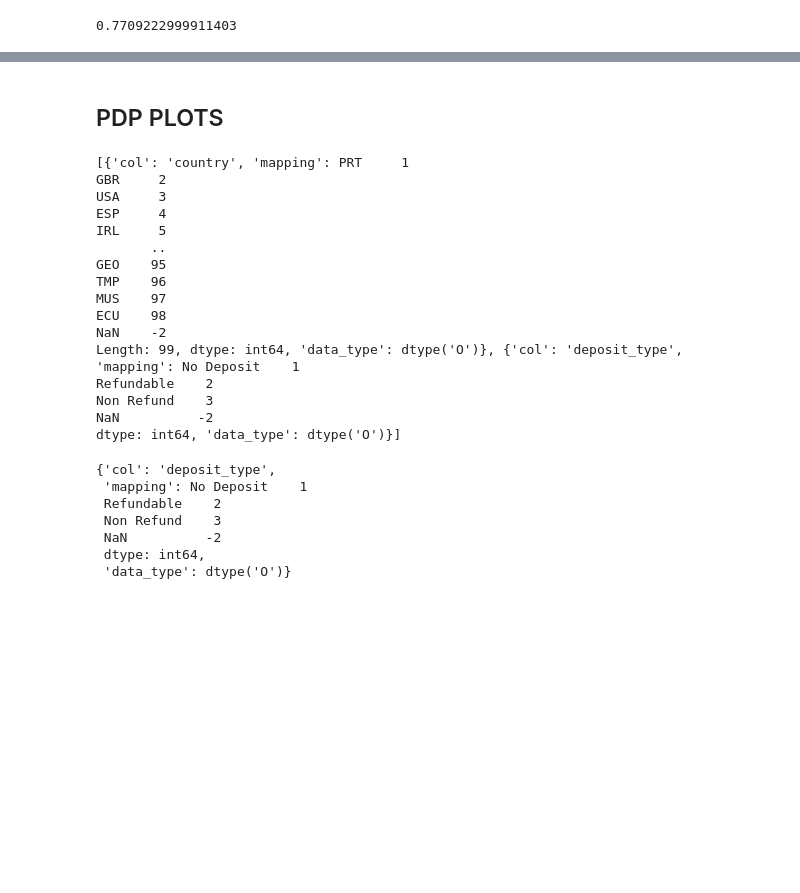
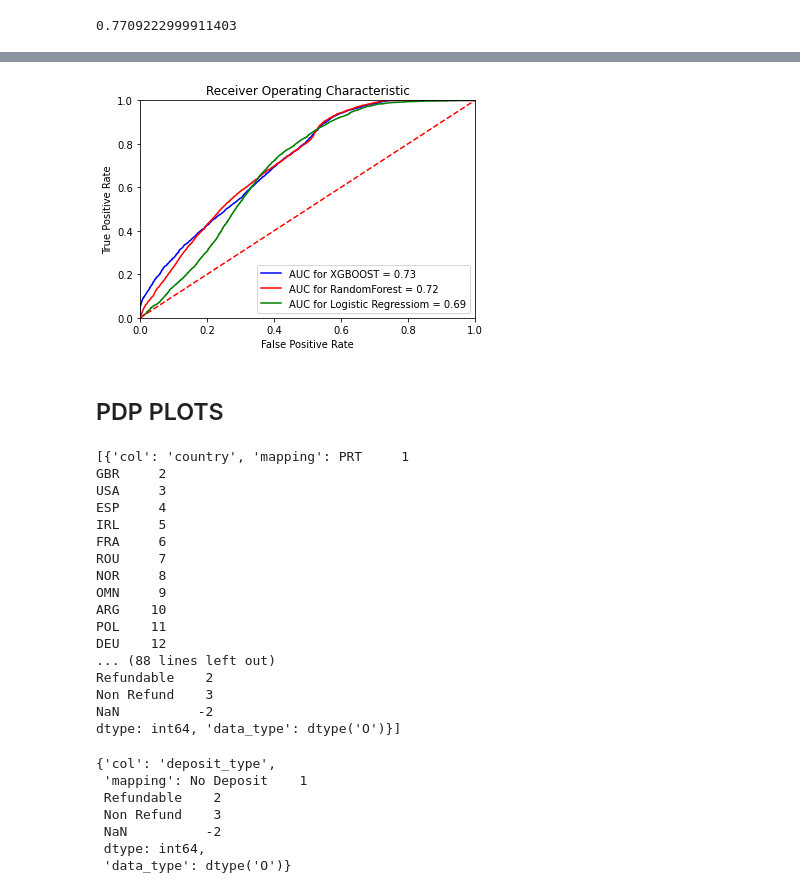
Before and after one commit to JonRivera/Hotel_Check_Out_Project, a Jupyter notebook: notebooks/Unit2_Build_Week_v1.ipynb, the cells around one changed output, grey strips where cells are left out. Saved outputs shown, nothing was run; the diff lists cells and outputs as text; code cells hidden in the pictures; blank space fills up the shorter version.

```diff
--- a/notebooks/Unit2_Build_Week_v1.ipynb
+++ b/notebooks/Unit2_Build_Week_v1.ipynb
@@ -99,3 +54,6 @@ import pandas as pd
 df = pd.read_csv("https://raw.githubusercontent.com/JonRivera/JonRivera.github.io/master/Unit2/Buil_Week/Data_Sets/Hotel_Bookings/hotel_bookings.csv")
 # %% [markdown]
 ## EXPLORATORY ANALYSIS
+# %%
+target = 'reservation_status'
+sns.countplot(df['reservation_status']);
@@ -171,6 +123,7 @@ sns.countplot(df['reservation_status'])
 ## WRANGLE DATA
 # %%
 def wrangle(df):
+    """ This function filters and cleans data frame"""
     df = df.copy()
     #drop unecessary columns, or columns that seem to have little impact on target
     #rooms types are anonymous codes so don't add valuable info
@@ -189,7 +142,6 @@ def wrangle(df):
 
 
     #I am treating cancelations as people who canceled or did not show
-    #on there arrival date --- it was assumend the hotel would treat
     df['reservation_status'] =  df['reservation_status'].replace({'No-Show':'Canceled'})
     return df
 df = wrangle(df)
@@ -650,6 +602,8 @@ X_val1 = X_val[features]
 print('Shape after removing features:', X_val1.shape)
 # %% [output]
 Shape after removing features: (56435, 9)
+# %%
+X_test1 = X_test[features]
 # %%
 #Run XGBoost again w/ Early Stopping to prevent overfitting and too select optimal number of
 #estimators
@@ -657,6 +611,7 @@ Shape after removing features: (56435, 9)
 encoder = ce.OrdinalEncoder()
 X_train_encoded = encoder.fit_transform(X_train1)
 X_val_encoded = encoder.transform(X_val1)
+X_test_encoded = encoder.transform(X_test1)
 
 model1 = XGBClassifier(
                 n_estimators = 200,
@@ -920,8 +917,45 @@ Requirement already satisfied: six>=1.5 in /Users/johnrivera/.virtualenvs/jupyte
+# %%
+import sklearn.metrics as metrics
+# calculate the fpr and tpr for all thresholds of the classification models
+# This aucroc curve will use the test set
+
+probs2 = model2.predict_proba(X_test)
+preds2 = probs2[:,1]
+fpr2,tpr2, threshold = metrics.roc_curve(y_test,preds2, pos_label='Check-Out')
+roc_auc2 = metrics.auc(fpr2,tpr2)
+
+probs1 = model1.predict_proba(X_test_encoded)
+preds1 = probs1[:,1]
+fpr1, tpr1, threshold = metrics.roc_curve(y_test, preds1, pos_label='Check-Out')
+roc_auc1 = metrics.auc(fpr1, tpr1)
+
+probs0 = model0.predict_proba(X_test)
+preds0 = probs0[:,1]
+fpr0, tpr0, threshold = metrics.roc_curve(y_test, preds0, pos_label ='Check-Out')
+roc_auc0 = metrics.auc(fpr0, tpr0)
+
+
+
+# method I: plt
+import matplotlib.pyplot as plt
+plt.title('Receiver Operating Characteristic')
+plt.plot(fpr1, tpr1, 'b', label = 'AUC for XGBOOST = %0.2f' % roc_auc1)
+plt.plot(fpr0, tpr0, 'r', label = 'AUC for RandomForest = %0.2f' % roc_auc0)
+plt.plot(fpr2, tpr2, 'g', label = 'AUC for Logistic Regressiom = %0.2f' % roc_auc2)
+plt.legend(loc = 'lower right')
+plt.plot([0, 1], [0, 1],'r--')
+plt.xlim([0, 1])
+plt.ylim([0, 1])
+plt.ylabel('True Positive Rate')
+plt.xlabel('False Positive Rate')
+plt.show()
+# %% [output]
+[figure, added]
 # %% [markdown]
 ## PDP PLOTS
 # %%
 #Looking at what the encodings signify
-pd.options.display.max_rows = 50
+pd.options.display.max_rows = 500
 print(encoder.mapping)
 # %% [output]
 [{'col': 'country', 'mapping': PRT     1
@@ -929,13 +963,14 @@ GBR     2
 USA     3
 ESP     4
 IRL     5
-       ..
-GEO    95
-TMP    96
-MUS    97
-ECU    98
-NaN    -2
-Length: 99, dtype: int64, 'data_type': dtype('O')}, {'col': 'deposit_type', 'mapping': No Deposit    1
+FRA     6
+ROU     7
+NOR     8
+OMN     9
+ARG    10
+POL    11
+DEU    12
+... (88 lines left out)
 Refundable    2
 Non Refund    3
 NaN          -2
```
Also changed, not shown: parts of 46 cells of this notebook, 1 other file.
